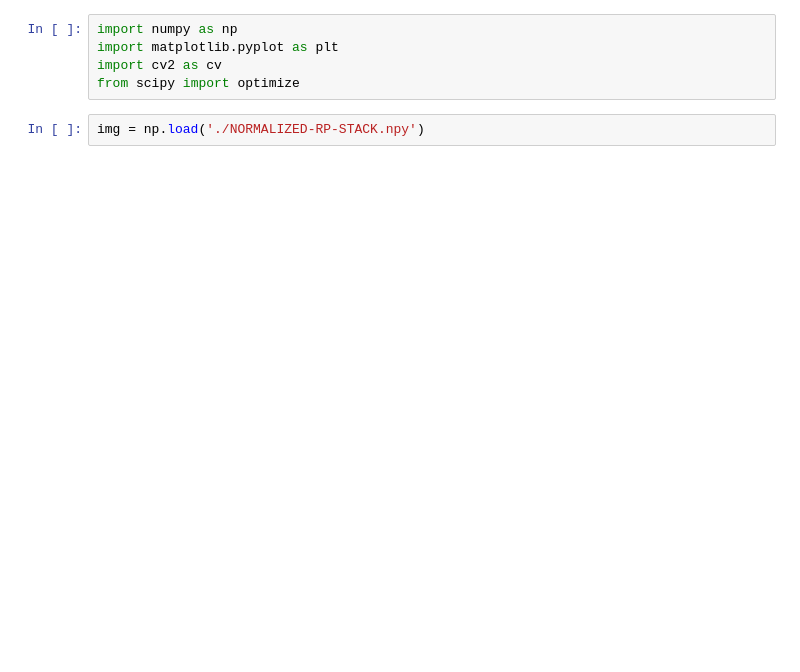
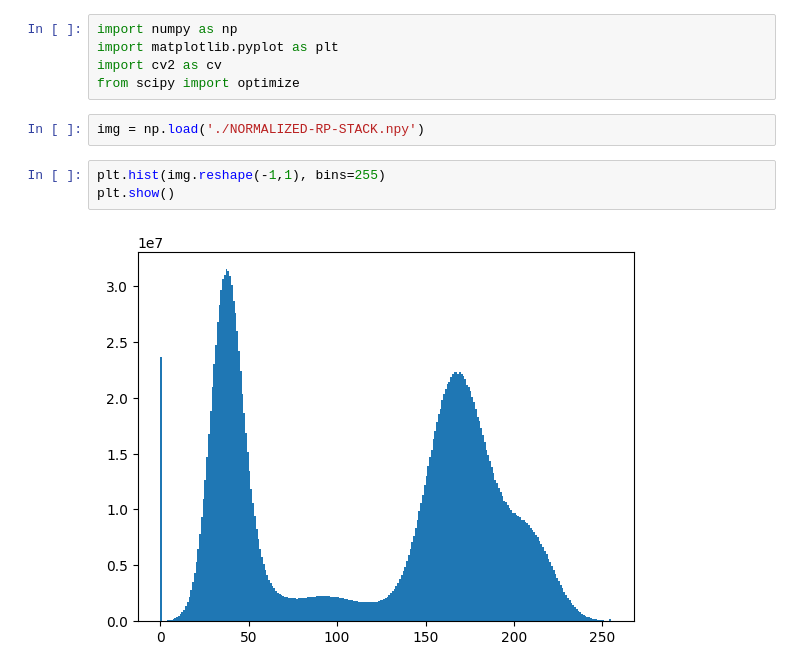
Before and after one commit to tpasfieldERAU/MA390-490_PNNL, a Jupyter notebook: diameter-analysis.ipynb, the cells around one changed output. Saved outputs shown, nothing was run; the diff lists cells and outputs as text; blank space fills up the shorter version.

```diff
--- a/diameter-analysis.ipynb
+++ b/diameter-analysis.ipynb
@@ -5,6 +5,11 @@ import cv2 as cv
 from scipy import optimize
 # %%
 img = np.load('./NORMALIZED-RP-STACK.npy')
+# %%
+plt.hist(img.reshape(-1,1), bins=255)
+plt.show()
+# %% [output]
+[figure, added]
 # %%
 layer = 80
 mat = img[:,:,layer]
```
Also changed, not shown: parts of 5 cells of this notebook.
